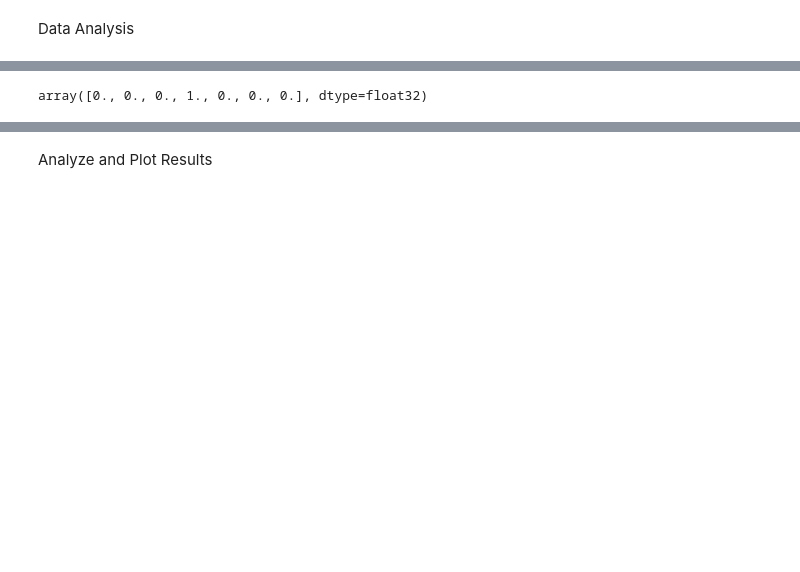
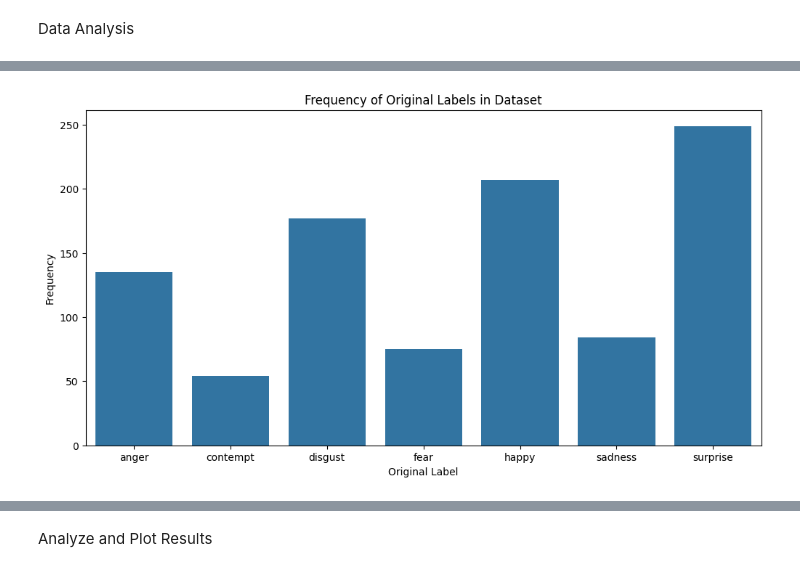
Before and after one commit to Ved204/CP468-Facial-Recognition, a Jupyter notebook: colab.ipynb, the cells around one changed output, grey strips where cells are left out. Drawn from its saved outputs; the diff is of its cells as text; code cells hidden in the pictures; blank space fills up the shorter version.

```diff
--- a/colab.ipynb
+++ b/colab.ipynb
@@ -97,0 +55,12 @@ angry Completed
+# %%
+# Define Variables to read folder names as variables
+dataset_folder = '/content/drive/MyDrive/CP468 Project/dataset/input/'
+output_path= '/content/drive/MyDrive/CP468 Project/dataset/output/'
+sub_folders=os.listdir(dataset_folder)
+
+i=0
+last=[]
+images=[]
+labels=[]
+original_labels = []
+temp = sub_folders
@@ -106,14 +110,0 @@ sns.countplot(train['label'])
-# %%
-# Sample Images from Training Dataset
-from PIL import Image
-
-plt.figure(figsize=(20,20))
-files = train.iloc[0:25]
-
-for index, file, label in files.itertuples():
-    plt.subplot(5, 5, index+1)
-    img = load_img(file)
-    img = np.array(img)
-    plt.imshow(img)
-    plt.title(label)
-    plt.axis('off')
@@ -162,5 +111,14 @@ y_test = to_categorical(y_test, num_classes=7)
-# %%
-# Seeing how the vector looks like
-y_train[0]
-# %% [output]
-array([0., 0., 0., 1., 0., 0., 0.], dtype=float32)
+# %%
+# Update the original label mapping for plotting
+original_labels_mapped = [original_label_mapping[label] for label in original_labels]
+original_labels_df = pd.DataFrame({'original_label': original_labels_mapped})
+
+# Plot the frequency of original labels
+plt.figure(figsize=(12, 6))
+sns.countplot(x='original_label', data=original_labels_df, order=list(original_label_mapping.values()))
+plt.title('Frequency of Original Labels in Dataset')
+plt.xlabel('Original Label')
+plt.ylabel('Frequency')
+plt.show()
+# %% [output]
+[figure, added]
```
Also changed, not shown: parts of 86 cells of this notebook.
